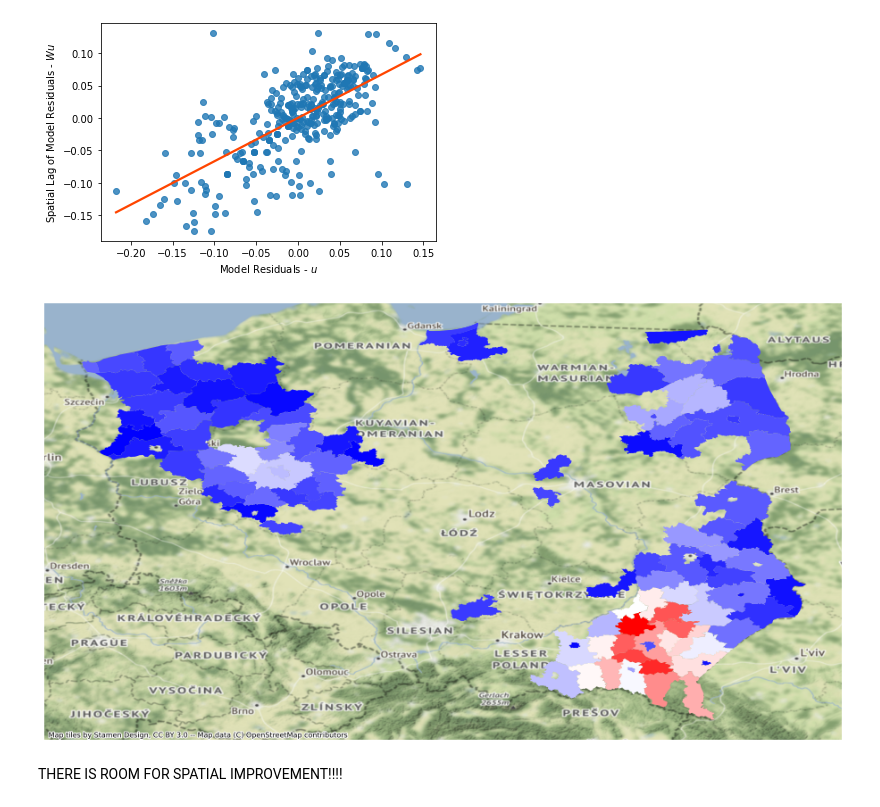
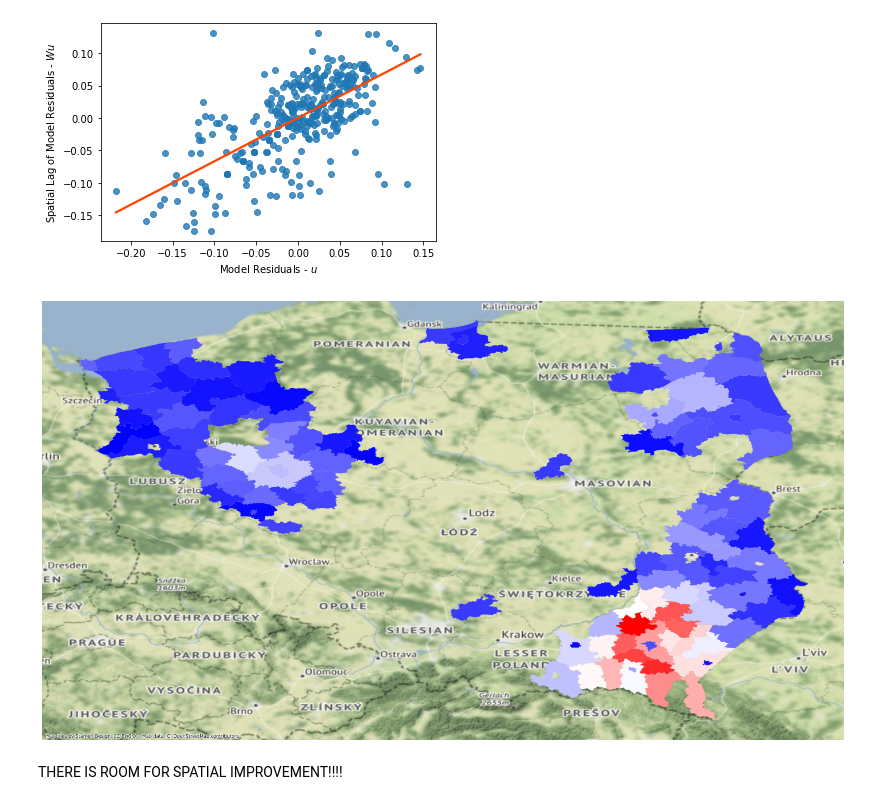
Before and after one commit to Krukrukk/stance_detection_geotwitter, a Jupyter notebook: ConcatAMCwithVacc.ipynb, the cells around one changed output. Drawn from its saved outputs; the diff is of its cells as text; code cells hidden in the pictures.

```diff
--- a/ConcatAMCwithVacc.ipynb
+++ b/ConcatAMCwithVacc.ipynb
@@ -127,39 +146,42 @@ Text(0, 0.5, 'Spatial Lag of Model Residuals - $W u$')
 # %%
 from pysal.explore import esda
 import contextily
 import matplotlib.pyplot as plt
 
-
+f, ax = plt.subplots(1, figsize=(25, 25))
 # Re-weight W to 20 nearest neighbors
 knn.reweight(k=20, inplace=True)
 # Row standardise weights
 knn.transform = 'R'
 # Run LISA on residuals
 outliers = esda.moran.Moran_Local(m1.u, knn, permutations=9999)
 # Select only LISA cluster cores
 error_clusters = (outliers.q % 2 == 1)
 # Filter out non-significant clusters
 error_clusters &= (outliers.p_sim <= .001)
 # Add `error_clusters` and `local_I` columns
-ax = full_df_amc.assign(
+
+temp = full_df_amc.assign(
     error_clusters=error_clusters,
     local_I=outliers.Is
     # Retain error clusters only
 ).query(
     "error_clusters"
     # Sort by I value to largest plot on top
 ).sort_values(
     'local_I'
     # Plot I values
-).plot(
-    'local_I', cmap='bwr', marker='.', figsize=(16, 16)
+)
+
+temp.plot(
+    'local_I', cmap='bwr', marker='.', ax=ax
 )
 # Add basemap
-contextily.add_basemap(ax, crs=full_df_amc.crs)
+contextily.add_basemap(ax, crs=temp.crs)
 # Remove axes
 ax.set_axis_off()
 # %% [output]
-[figure, old version]
+[figure, new version]
 # %% [markdown]
 THERE IS ROOM FOR SPATIAL IMPROVEMENT!!!!
 # %% [markdown]
```
Also changed, not shown: parts of 13 cells of this notebook, 5 other files.
